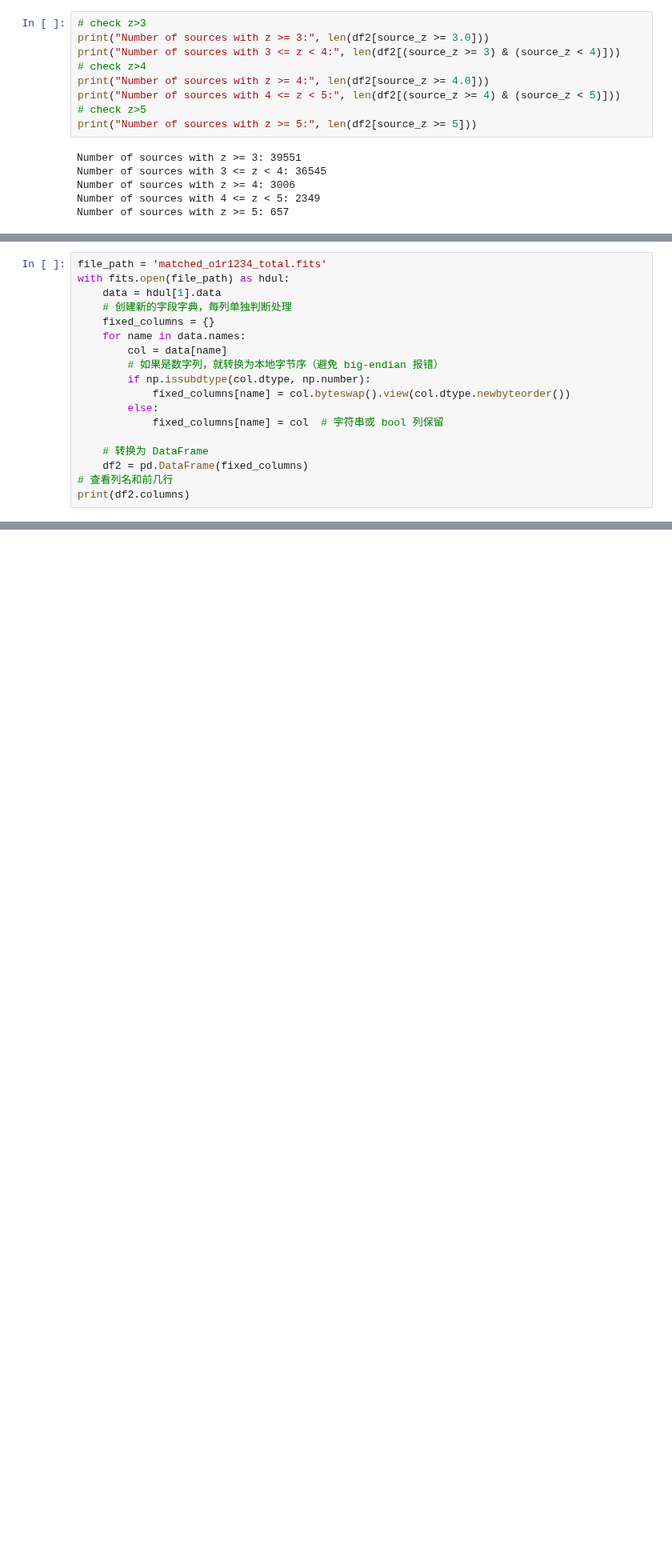
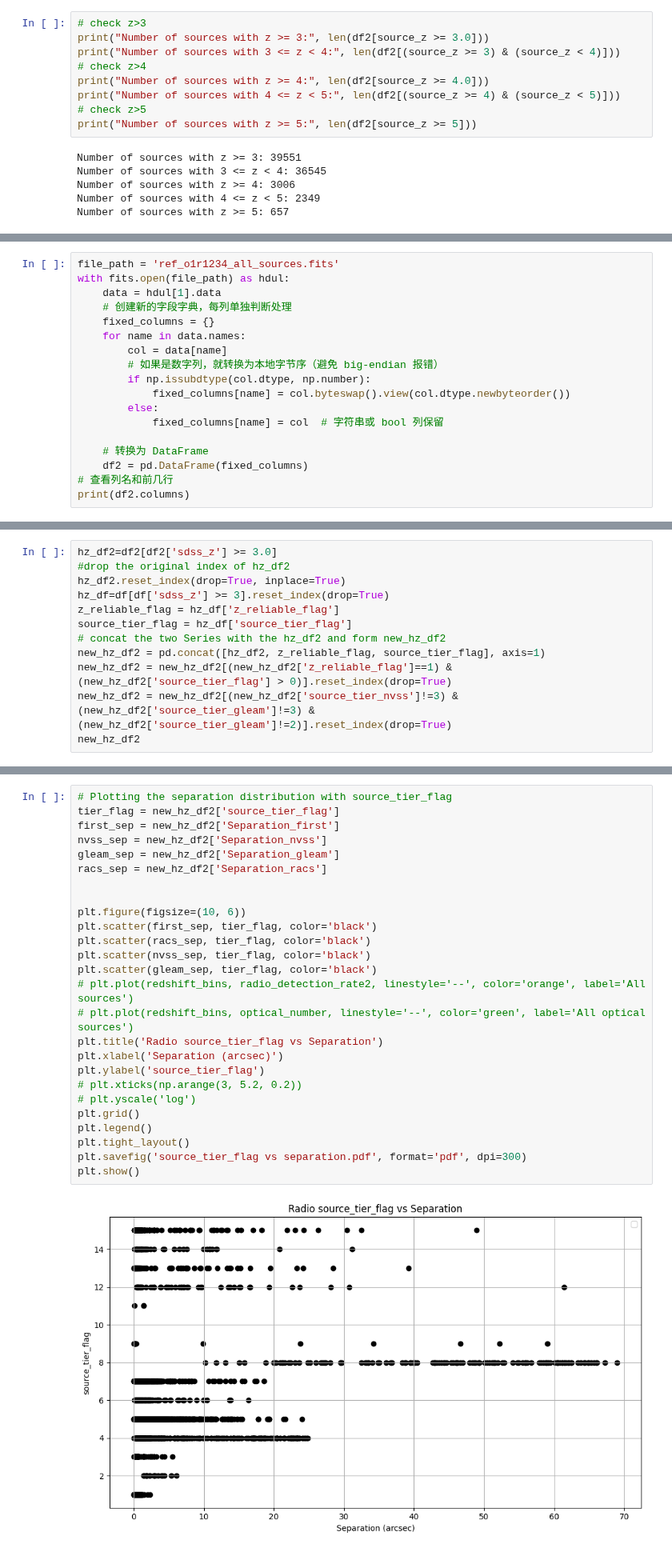
Before and after one commit to ykzhang112233/highz-catalogue, a Jupyter notebook: scripts/0-result_analysis.ipynb, the cells around one changed output, grey strips where cells are left out. Shown at 80% size. Saved outputs shown, nothing was run; the diff lists cells and outputs as text; blank space fills up the shorter version.

```diff
--- a/scripts/0-result_analysis.ipynb
+++ b/scripts/0-result_analysis.ipynb
@@ -217,5 +221,5 @@ plt.show()
 # %%
-file_path = 'matched_o1r1234_total.fits'
+file_path = 'ref_o1r1234_all_sources.fits'
 with fits.open(file_path) as hdul:
     data = hdul[1].data
     # 创建新的字段字典，每列单独判断处理
@@ -243,0 +257,12 @@ Index(['sdss_name', 'sdss_ra', 'sdss_dec', 'sdss_z', 'sdss_source_z',
+# %%
+hz_df2=df2[df2['sdss_z'] >= 3.0]
+#drop the original index of hz_df2
+hz_df2.reset_index(drop=True, inplace=True)
+hz_df=df[df['sdss_z'] >= 3].reset_index(drop=True)
+z_reliable_flag = hz_df['z_reliable_flag']
+source_tier_flag = hz_df['source_tier_flag']
+# concat the two Series with the hz_df2 and form new_hz_df2
+new_hz_df2 = pd.concat([hz_df2, z_reliable_flag, source_tier_flag], axis=1)
+new_hz_df2 = new_hz_df2[(new_hz_df2['z_reliable_flag']==1) & (new_hz_df2['source_tier_flag'] > 0)].reset_index(drop=True)
+new_hz_df2 = new_hz_df2[(new_hz_df2['source_tier_nvss']!=3) & (new_hz_df2['source_tier_gleam']!=3) & (new_hz_df2['source_tier_gleam']!=2)].reset_index(drop=True)
+new_hz_df2
@@ -243,0 +283,28 @@ Index(['sdss_name', 'sdss_ra', 'sdss_dec', 'sdss_z', 'sdss_source_z',
+# %%
+# Plotting the separation distribution with source_tier_flag
+tier_flag = new_hz_df2['source_tier_flag']
+first_sep = new_hz_df2['Separation_first']
+nvss_sep = new_hz_df2['Separation_nvss']
+gleam_sep = new_hz_df2['Separation_gleam']
+racs_sep = new_hz_df2['Separation_racs']
+
+
+plt.figure(figsize=(10, 6))
+plt.scatter(first_sep, tier_flag, color='black')
+plt.scatter(racs_sep, tier_flag, color='black')
+plt.scatter(nvss_sep, tier_flag, color='black')
+plt.scatter(gleam_sep, tier_flag, color='black')
+# plt.plot(redshift_bins, radio_detection_rate2, linestyle='--', color='orange', label='All sources')
+# plt.plot(redshift_bins, optical_number, linestyle='--', color='green', label='All optical sources')
+plt.title('Radio source_tier_flag vs Separation')
+plt.xlabel('Separation (arcsec)')
+plt.ylabel('source_tier_flag')
+# plt.xticks(np.arange(3, 5.2, 0.2))
+# plt.yscale('log')
+plt.grid()
+plt.legend()
+plt.tight_layout()
+plt.savefig('source_tier_flag vs separation.pdf', format='pdf', dpi=300)
+plt.show()
+# %% [output]
+[figure, added]
```
Also changed, not shown: parts of 7 cells of this notebook.
